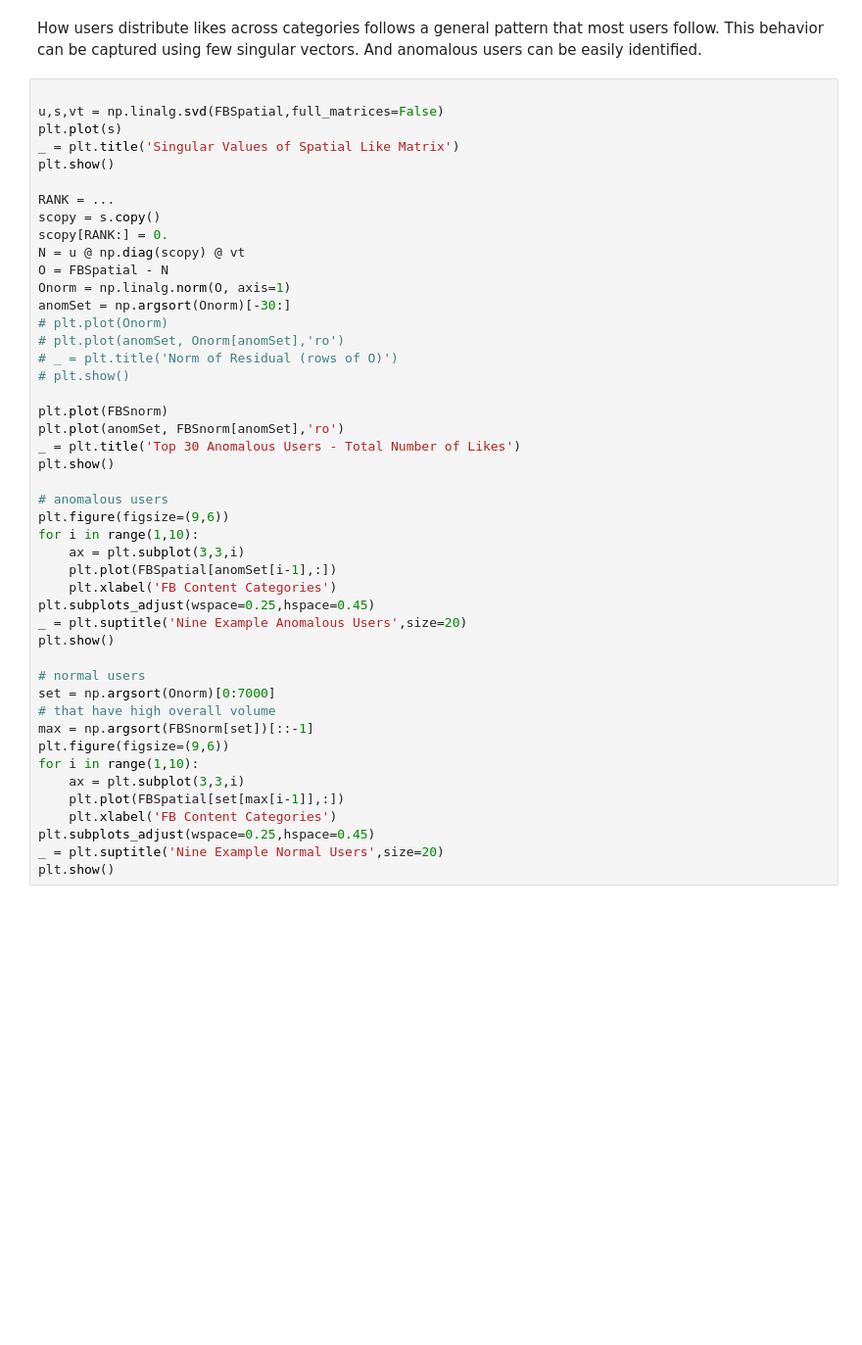
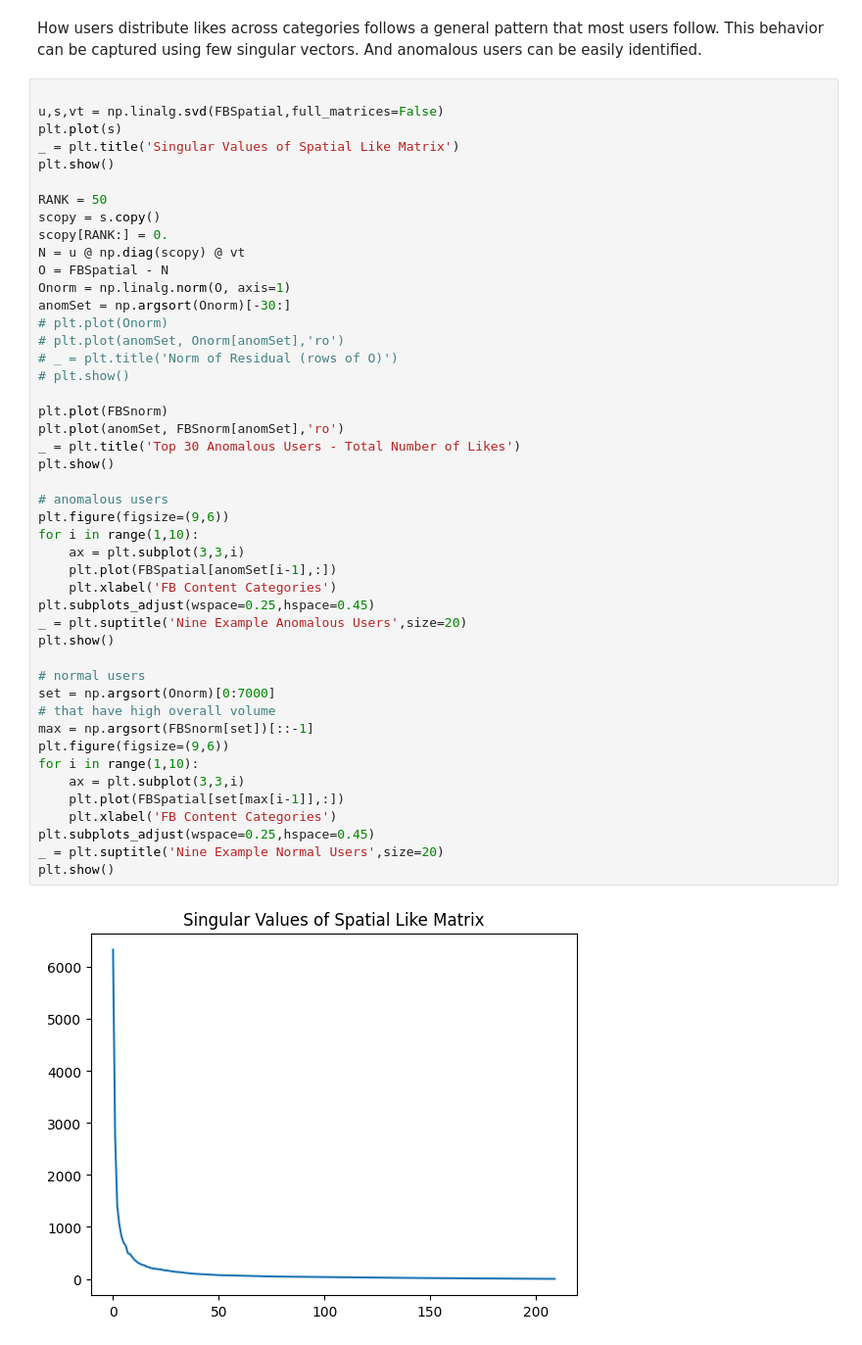
Before and after one commit to gallettilance/Data-Science-Fundamentals, a Jupyter notebook: lecture_10/worksheet_10.ipynb, the cells around one changed output. Shown at 98% size. Cells and saved outputs as stored; diff of their text form; blank space fills up the shorter version.

```diff
--- a/lecture_10/worksheet_10.ipynb
+++ b/lecture_10/worksheet_10.ipynb
@@ -274,7 +274,7 @@ plt.plot(s)
 _ = plt.title('Singular Values of Spatial Like Matrix')
 plt.show()
 
-RANK = ...
+RANK = 50
 scopy = s.copy()
 scopy[RANK:] = 0.
 N = u @ np.diag(scopy) @ vt
@@ -286,30 +286,32 @@ anomSet = np.argsort(Onorm)[-30:]
 # _ = plt.title('Norm of Residual (rows of O)')
 # plt.show()
 
 plt.plot(FBSnorm)
 plt.plot(anomSet, FBSnorm[anomSet],'ro')
 _ = plt.title('Top 30 Anomalous Users - Total Number of Likes')
 plt.show()
 
 # anomalous users
 plt.figure(figsize=(9,6))
 for i in range(1,10):
     ax = plt.subplot(3,3,i)
     plt.plot(FBSpatial[anomSet[i-1],:])
     plt.xlabel('FB Content Categories')
 plt.subplots_adjust(wspace=0.25,hspace=0.45)
 _ = plt.suptitle('Nine Example Anomalous Users',size=20)
 plt.show()
 
 # normal users
 set = np.argsort(Onorm)[0:7000]
 # that have high overall volume
 max = np.argsort(FBSnorm[set])[::-1]
 plt.figure(figsize=(9,6))
 for i in range(1,10):
     ax = plt.subplot(3,3,i)
     plt.plot(FBSpatial[set[max[i-1]],:])
     plt.xlabel('FB Content Categories')
 plt.subplots_adjust(wspace=0.25,hspace=0.45)
 _ = plt.suptitle('Nine Example Normal Users',size=20)
 plt.show()
+# %% [output]
+[figure, added]
```
Also changed, not shown: parts of 3 cells of this notebook, 1 other file.
